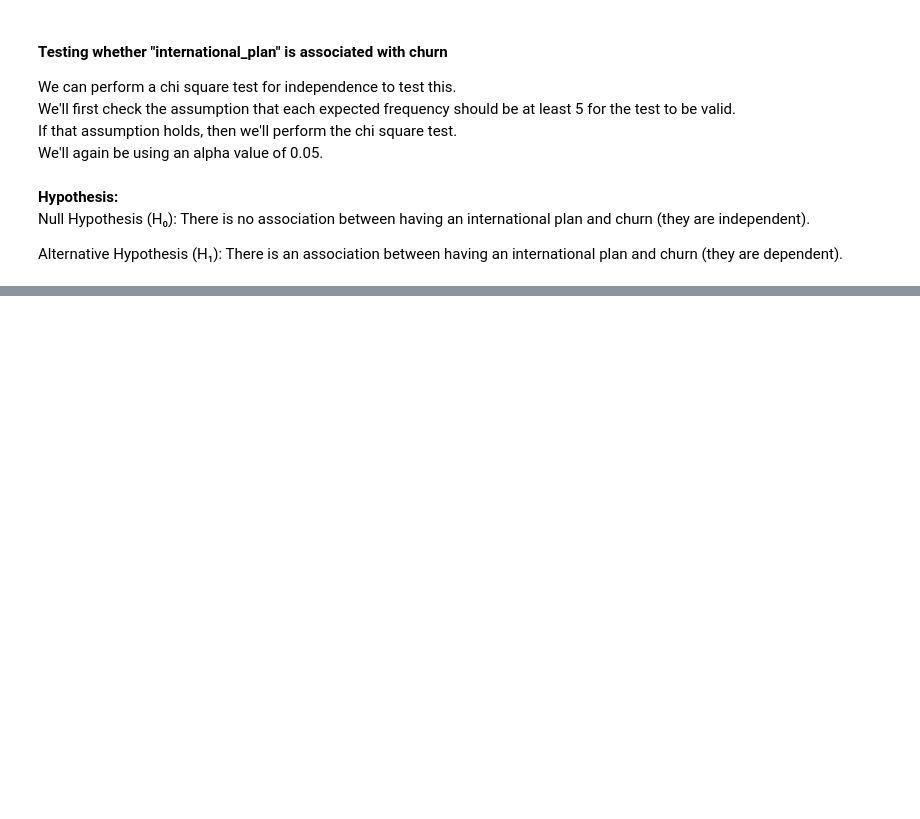
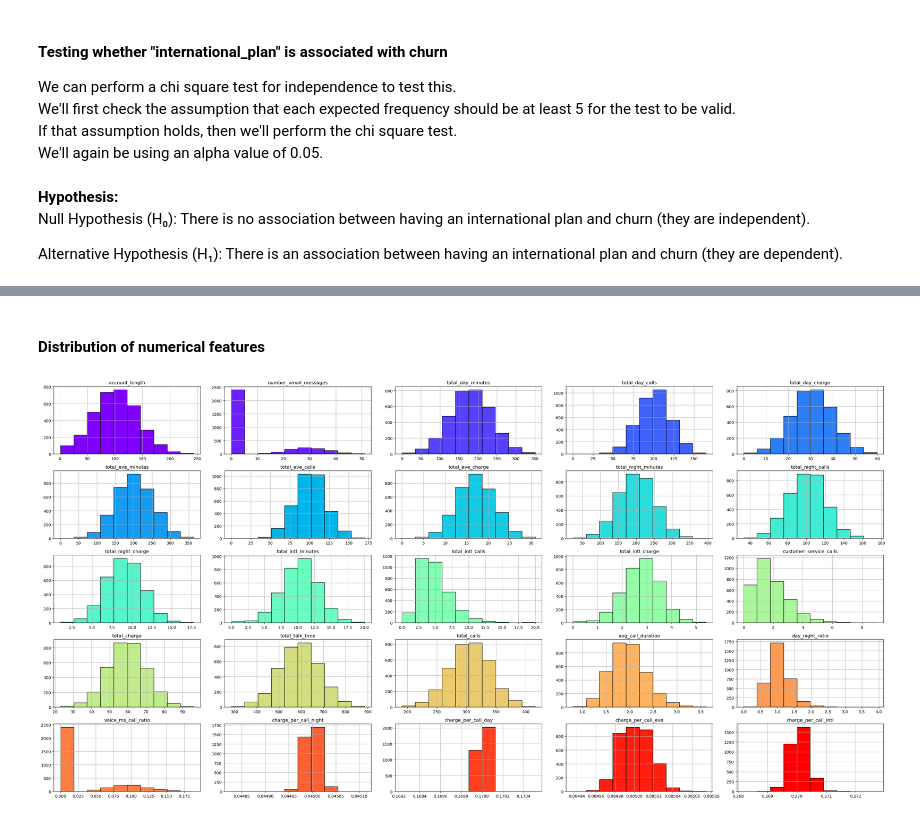
Before and after one commit to Rodgerdev/telecomm_customer_churn, a Jupyter notebook: churn.ipynb, the cells around one changed output, grey strips where cells are left out. Drawn from its saved outputs; the diff is of its cells as text; code cells hidden in the pictures; blank space fills up the shorter version.

```diff
--- a/churn.ipynb
+++ b/churn.ipynb
@@ -511,0 +548,28 @@ Hence, we fail to reject the null hypothesis
+# %% [markdown]
+#### Distribution of numerical features
+# %%
+# Select only numerical columns and exclude specific ones
+df_numerical = df.select_dtypes(include=[np.number])
+columns_to_drop = ['phone_number', 'churn']
+df_numerical = df_numerical.drop(columns=[col for col in columns_to_drop if col in df_numerical.columns])
+
+cols = df_numerical.columns
+n = len(cols)
+colors = cm.rainbow(np.linspace(0, 1, n))
+
+for i in range(0, n, 25):
+    remaining = min(n - i, 25)
+    rows = math.ceil(remaining / 5)
+    fig, axs = plt.subplots(rows, min(5, remaining), figsize=(30,15))
+    axs = np.ravel(axs)
+
+    for j in range(remaining):
+        col = cols[i + j]
+        ax = axs[j]
+        df_numerical[col].hist(edgecolor='black', color=colors[(i + j) % len(colors)], ax=ax)
+        ax.set_title(col)
+
+    plt.tight_layout()
+    plt.show()
+# %% [output]
+[figure, added]
```
Also changed, not shown: parts of 40 cells of this notebook.
